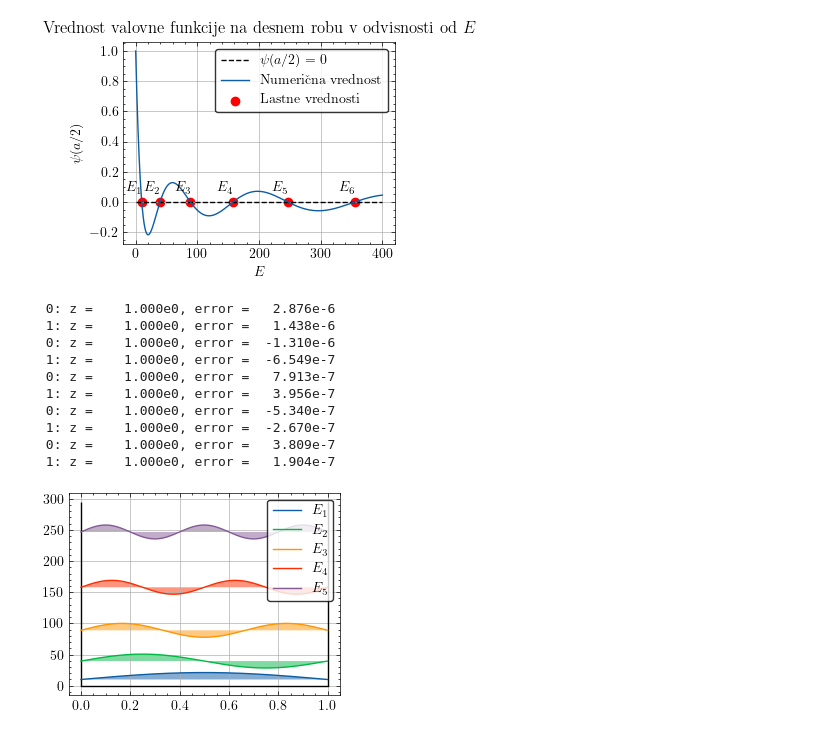
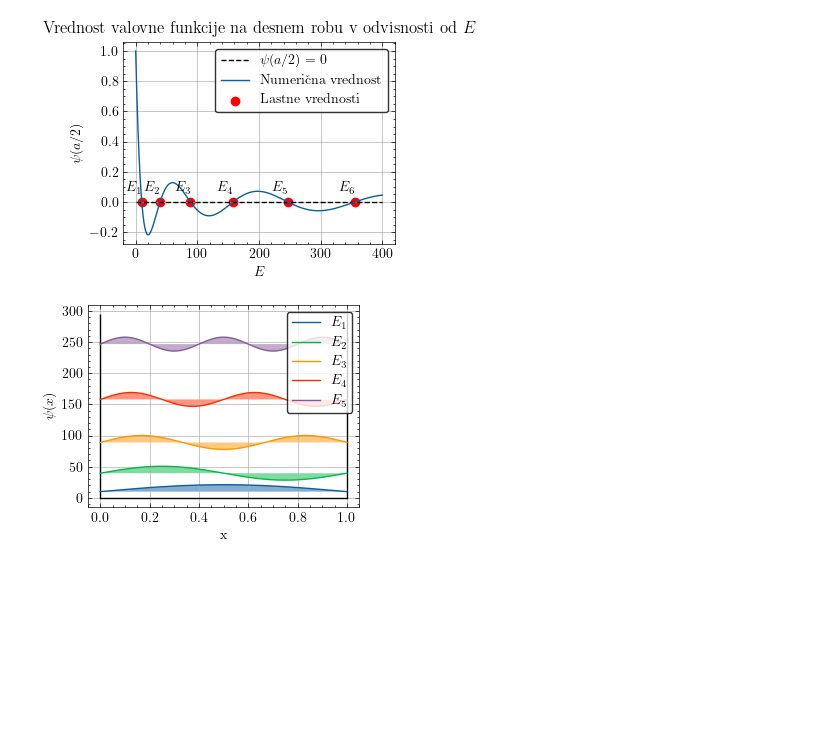
Before and after one commit to hyhmir/mafiski_praktikum, a Jupyter notebook: 08/analysing.ipynb, the cells around one changed output. Saved outputs shown, nothing was run; the diff lists cells and outputs as text; code cells hidden in the pictures; blank space fills up the shorter version.

```diff
--- a/08/analysing.ipynb
+++ b/08/analysing.ipynb
@@ -49,33 +49,25 @@ plt.show()
 # %%
 plt.plot(np.linspace(0,1), [0]*50, c='black')
 plt.vlines([0,1], 0, 295, colors='black')
 scale = 70
 
 for i, k in enumerate(k_zeros[:-1]):
     sol = np.array(rs.shooter(0, 0, 1, 0.5, t, 1e-5, k**2, False, False))[:,0]
     plt.plot(t, (1+i)*scale*sol + k**2, c=f'C{i}', label='$E_{' + str(i+1) + '}$')
     plt.fill_between(t, k**2, (1+i)*scale*sol + k**2, alpha=0.5)
 
 plt.grid()
 plt.legend(
     facecolor="white",    # background color
     edgecolor="black",    # border color
     framealpha=0.8,       # transparency (1 is opaque)
     frameon=True          # ensure the frame is drawn
 )
-plt.show()
+plt.xlabel('x')
+plt.ylabel('$\\psi (x)$')
+plt.savefig('graphs/koncna.pdf', dpi=512)
 # %% [output]
- 0: z =    1.000e0, error =   2.876e-6
- 1: z =    1.000e0, error =   1.438e-6
- 0: z =    1.000e0, error =  -1.310e-6
- 1: z =    1.000e0, error =  -6.549e-7
- 0: z =    1.000e0, error =   7.913e-7
- 1: z =    1.000e0, error =   3.956e-7
- 0: z =    1.000e0, error =  -5.340e-7
- 1: z =    1.000e0, error =  -2.670e-7
- 0: z =    1.000e0, error =   3.809e-7
- 1: z =    1.000e0, error =   1.904e-7
-[figure, old version]
+[figure, new version]
 # %%
 def analytic_infinite_well(x, n):
     return np.sin(n * np.pi * x)
```
Also changed, not shown: parts of 9 cells of this notebook, 10 other files.
